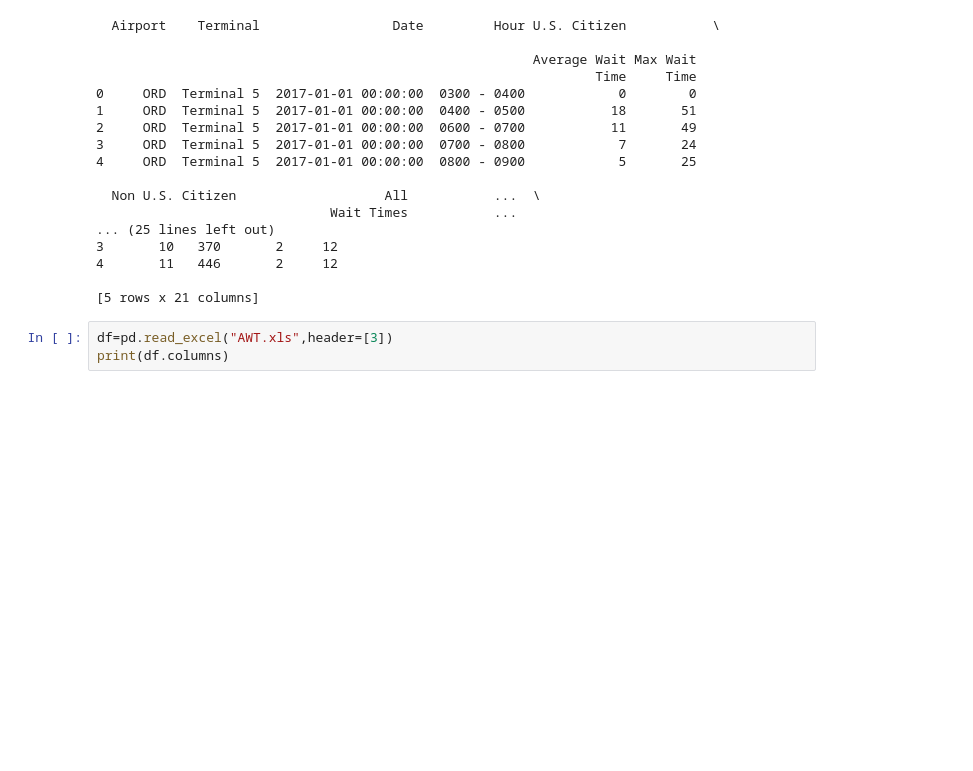
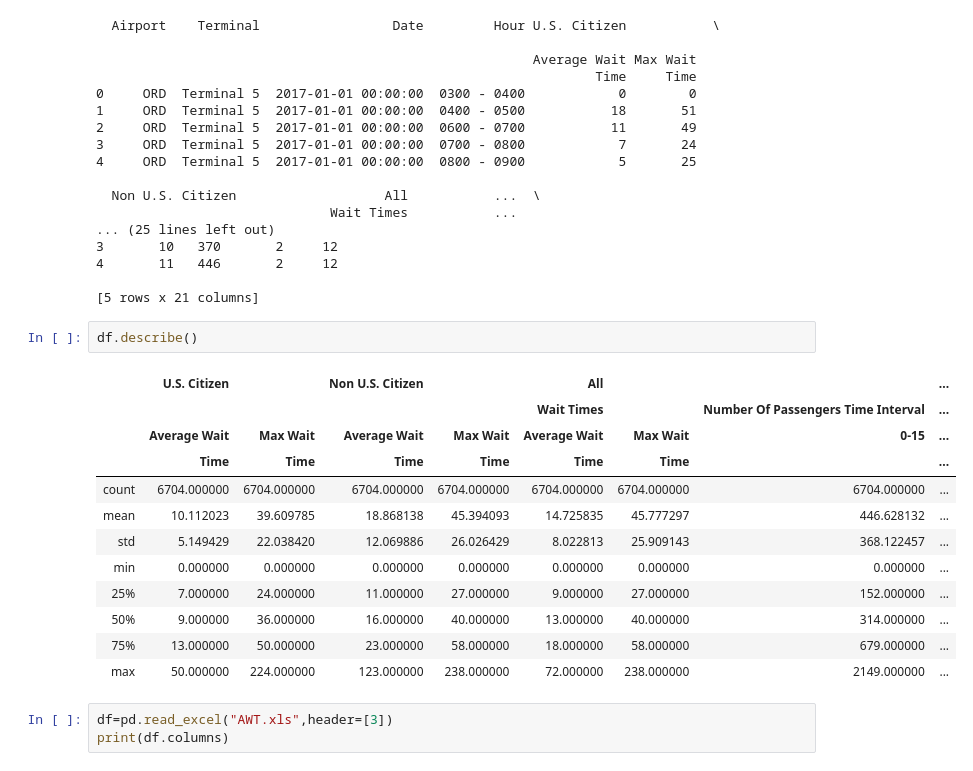
Before and after one commit to leangaurav/dsc_weekennd_2020_08_30, a Jupyter notebook: CODE/AWS_Pandas.ipynb, the cells around one changed output. Saved outputs shown, nothing was run; the diff lists cells and outputs as text; blank space fills up the shorter version.

```diff
--- a/CODE/AWS_Pandas.ipynb
+++ b/CODE/AWS_Pandas.ipynb
@@ -80,6 +80,21 @@ print(df.head())
 4       11   446       2     12
 
 [5 rows x 21 columns]
+# %%
+df.describe()
+# %% [output]
+|  | U.S. Citizen |  | Non U.S. Citizen |  | All |  |  | ... |
+|  |  |  |  |  | Wait Times |  | Number Of Passengers Time Interval | ... |
+|  | Average Wait | Max Wait | Average Wait | Max Wait | Average Wait | Max Wait | 0-15 | ... |
+|  | Time | Time | Time | Time | Time | Time |  | ... |
+| count | 6704.000000 | 6704.000000 | 6704.000000 | 6704.000000 | 6704.000000 | 6704.000000 | 6704.000000 | ... |
+| mean | 10.112023 | 39.609785 | 18.868138 | 45.394093 | 14.725835 | 45.777297 | 446.628132 | ... |
+| std | 5.149429 | 22.038420 | 12.069886 | 26.026429 | 8.022813 | 25.909143 | 368.122457 | ... |
+| min | 0.000000 | 0.000000 | 0.000000 | 0.000000 | 0.000000 | 0.000000 | 0.000000 | ... |
+| 25% | 7.000000 | 24.000000 | 11.000000 | 27.000000 | 9.000000 | 27.000000 | 152.000000 | ... |
+| 50% | 9.000000 | 36.000000 | 16.000000 | 40.000000 | 13.000000 | 40.000000 | 314.000000 | ... |
+| 75% | 13.000000 | 50.000000 | 23.000000 | 58.000000 | 18.000000 | 58.000000 | 679.000000 | ... |
+| max | 50.000000 | 224.000000 | 123.000000 | 238.000000 | 72.000000 | 238.000000 | 2149.000000 | ... |
 # %%
 df=pd.read_excel("AWT.xls",header=[3])
 print(df.columns)
```
Also changed, not shown: parts of 29 cells of this notebook, 7 other files.
